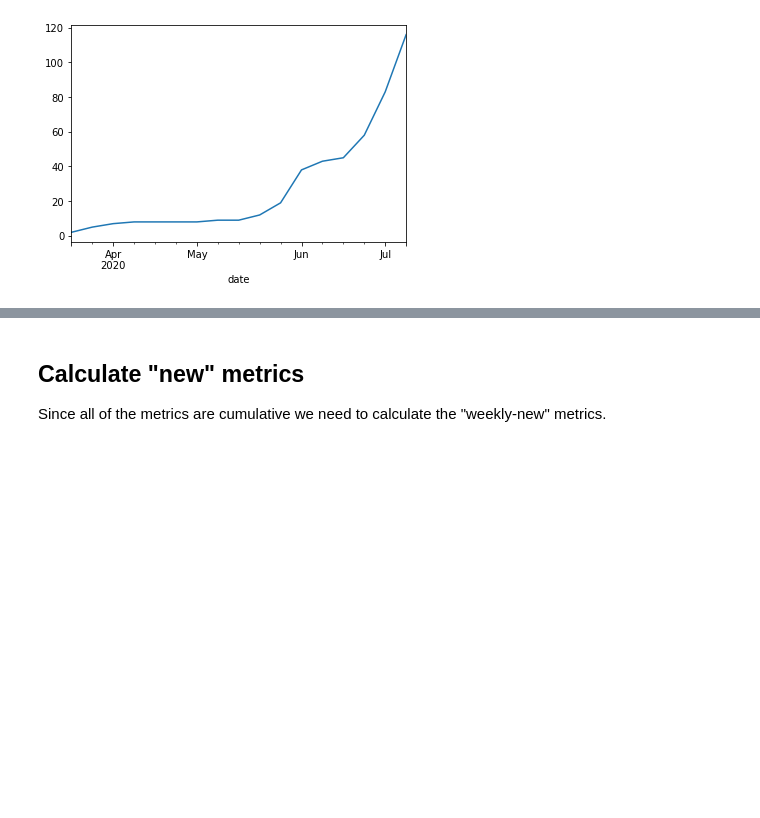
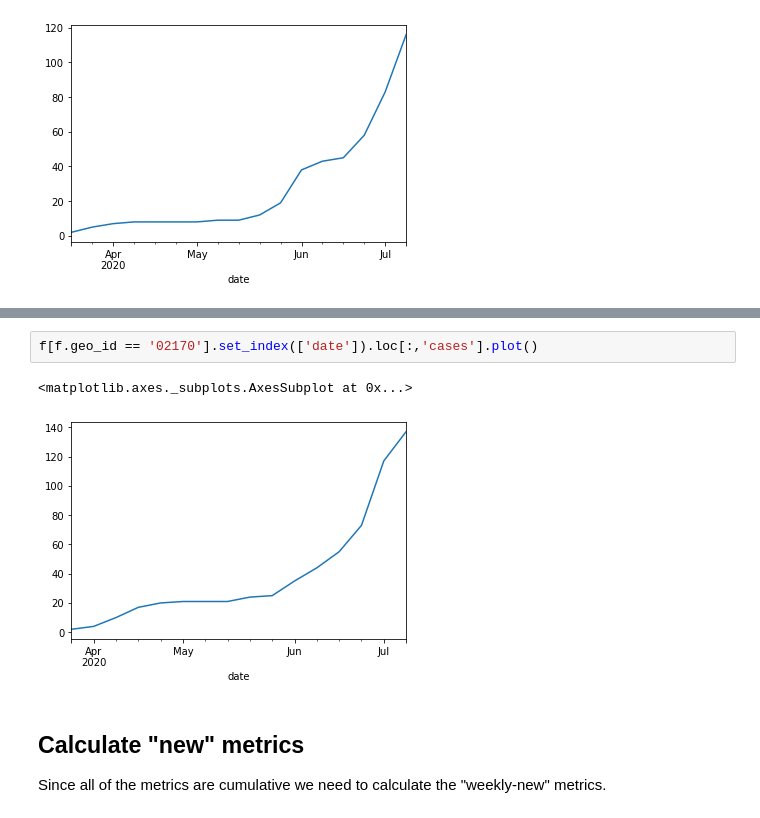
Before and after one commit to PipCourbois/miscellaneous, a Jupyter notebook: corona_virus_trends.ipynb, the cells around one changed output, grey strips where cells are left out. Drawn from its saved outputs; the diff is of its cells as text; blank space fills up the shorter version.

```diff
--- a/corona_virus_trends.ipynb
+++ b/corona_virus_trends.ipynb
@@ -213,3 +295,8 @@ f[(f.state=='North Carolina') & (f.county=='Watauga County')].set_index(['date']
+# %%
+f[f.geo_id == '02170'].set_index(['date']).loc[:,'cases'].plot()
+# %% [output]
+<matplotlib.axes._subplots.AxesSubplot at 0x...>
+[figure, added]
 # %% [markdown]
 ## Calculate "new" metrics
 
```
Also changed, not shown: parts of 40 cells of this notebook.
